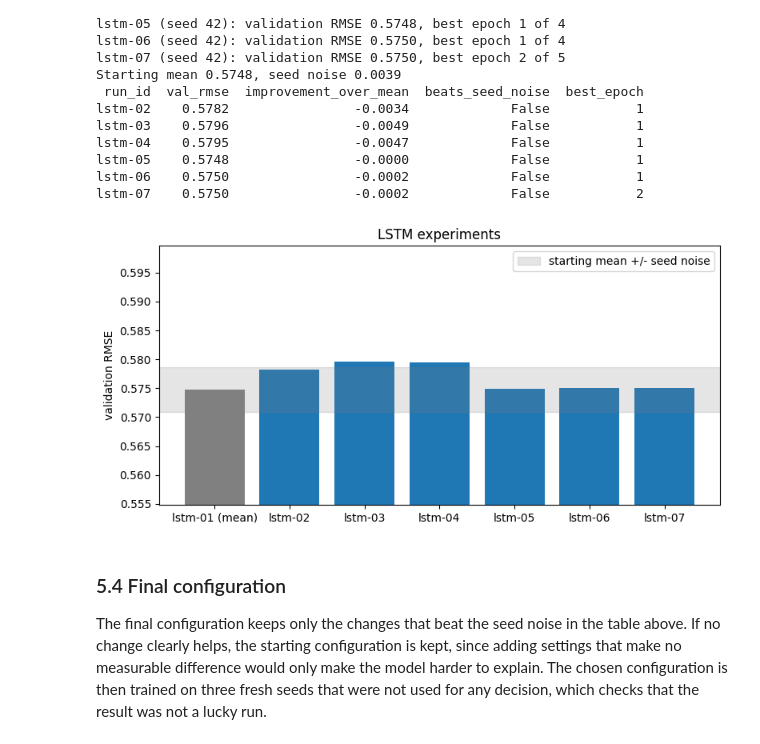
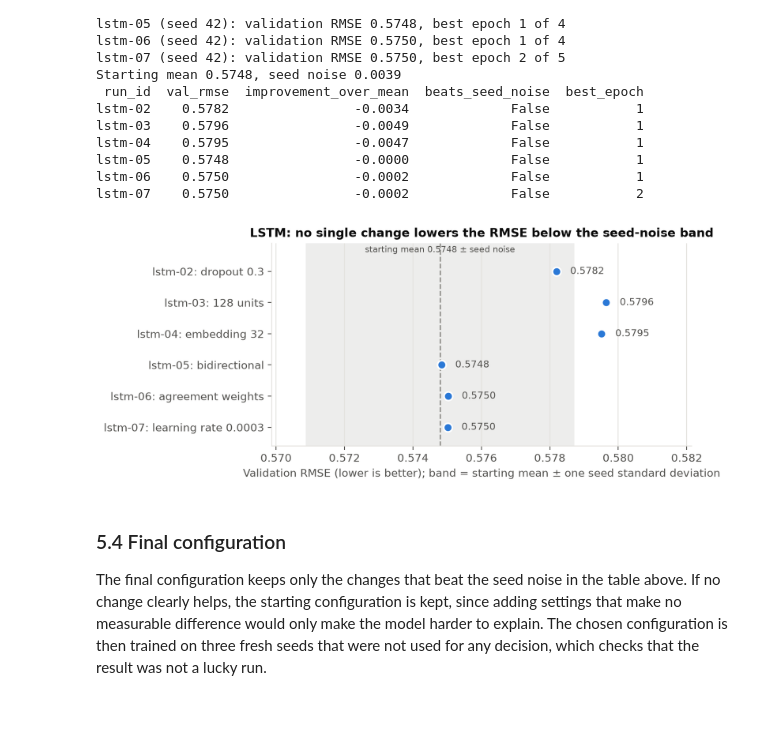
Before and after one commit to Adossi-design/vaccine-sentiment-sequential-models, a Jupyter notebook: notebooks/03_lstm.ipynb, the cells around one changed output. Drawn from its saved outputs; the diff is of its cells as text; code cells hidden in the pictures; blank space fills up the shorter version.

```diff
--- a/notebooks/03_lstm.ipynb
+++ b/notebooks/03_lstm.ipynb
@@ -346,20 +346,38 @@ change_observations = {
 for run_id, result in change_results.items():
     log_run(result, one_change_runs[run_id][1], change_observations[run_id])
 # %%
-plt.figure(figsize=(8, 4))
-labels = ["lstm-01 (mean)"] + list(comparison["run_id"])
-values = [baseline_mean] + list(comparison["val_rmse"])
-plt.bar(labels, values, color=["grey"] + ["tab:blue"] * len(comparison))
-plt.axhspan(baseline_mean - seed_noise, baseline_mean + seed_noise, color="grey", alpha=0.2, label="starting mean +/- seed noise")
-plt.ylim(min(values) - 0.02, max(values) + 0.02)
-plt.ylabel("validation RMSE")
-plt.title("LSTM experiments")
-plt.legend()
-plt.tight_layout()
-plt.savefig(FIGURES_DIR / "lstm_experiments.png", dpi=150)
-plt.show()
+# Same figure style as notebook 05: dots on a recessive grid, text in ink colours.
+INK, INK_2, GRID, GRAY, BLUE = "#0b0b0b", "#52514e", "#e4e3df", "#8a8984", "#2a78d6"
+SETTINGS = {"lstm-02": "dropout 0.3", "lstm-03": "128 units", "lstm-04": "embedding 32",
+            "lstm-05": "bidirectional", "lstm-06": "agreement weights", "lstm-07": "learning rate 0.0003"}
+with plt.rc_context({
+    "figure.facecolor": "white", "axes.facecolor": "white", "savefig.facecolor": "white",
+    "axes.edgecolor": GRID, "axes.labelcolor": INK_2, "axes.titlecolor": INK,
+    "xtick.color": INK_2, "ytick.color": INK_2, "text.color": INK,
+    "axes.grid": True, "grid.color": GRID, "grid.linewidth": 0.8,
+    "axes.spines.top": False, "axes.spines.right": False,
+    "font.size": 10, "axes.titlesize": 11, "axes.titleweight": "bold",
+    "savefig.dpi": 200, "savefig.bbox": "tight",
+}):
+    order = comparison.iloc[::-1]  # first change at the top
+    fig, ax = plt.subplots(figsize=(7, 3.4))
+    ax.axvspan(baseline_mean - seed_noise, baseline_mean + seed_noise, color=GRAY, alpha=0.15, linewidth=0)
+    ax.axvline(baseline_mean, color=GRAY, linestyle="--", linewidth=1.2)
+    ax.scatter(order["val_rmse"], range(len(order)), color=BLUE, s=64, zorder=3, edgecolors="white", linewidths=1.5)
+    for i, value in enumerate(order["val_rmse"]):
+        ax.text(value + 0.0004, i, f"{value:.4f}", va="center", color=INK_2, fontsize=9)
+    ax.text(baseline_mean, len(order) - 0.45, f"starting mean {baseline_mean:.4f} ± seed noise",
+            ha="center", va="bottom", color=INK_2, fontsize=8)
+    ax.set_yticks(range(len(order)), [f"{run_id}: {SETTINGS[run_id]}" for run_id in order["run_id"]])
+    ax.set_ylim(-0.6, len(order) - 0.1)
+    ax.set_xlim(baseline_mean - seed_noise - 0.001, order["val_rmse"].max() + 0.0025)
+    ax.grid(axis="y", visible=False)
+    ax.set(xlabel="Validation RMSE (lower is better); band = starting mean ± one seed standard deviation",
+           title="LSTM: no single change lowers the RMSE below the seed-noise band")
+    fig.savefig(FIGURES_DIR / "lstm_experiments.png")
+    plt.show()
 # %% [output]
-[figure, old version]
+[figure, new version]
 # %% [markdown]
 ### 5.4 Final configuration
 
```
Also changed, not shown: 1 other file.
